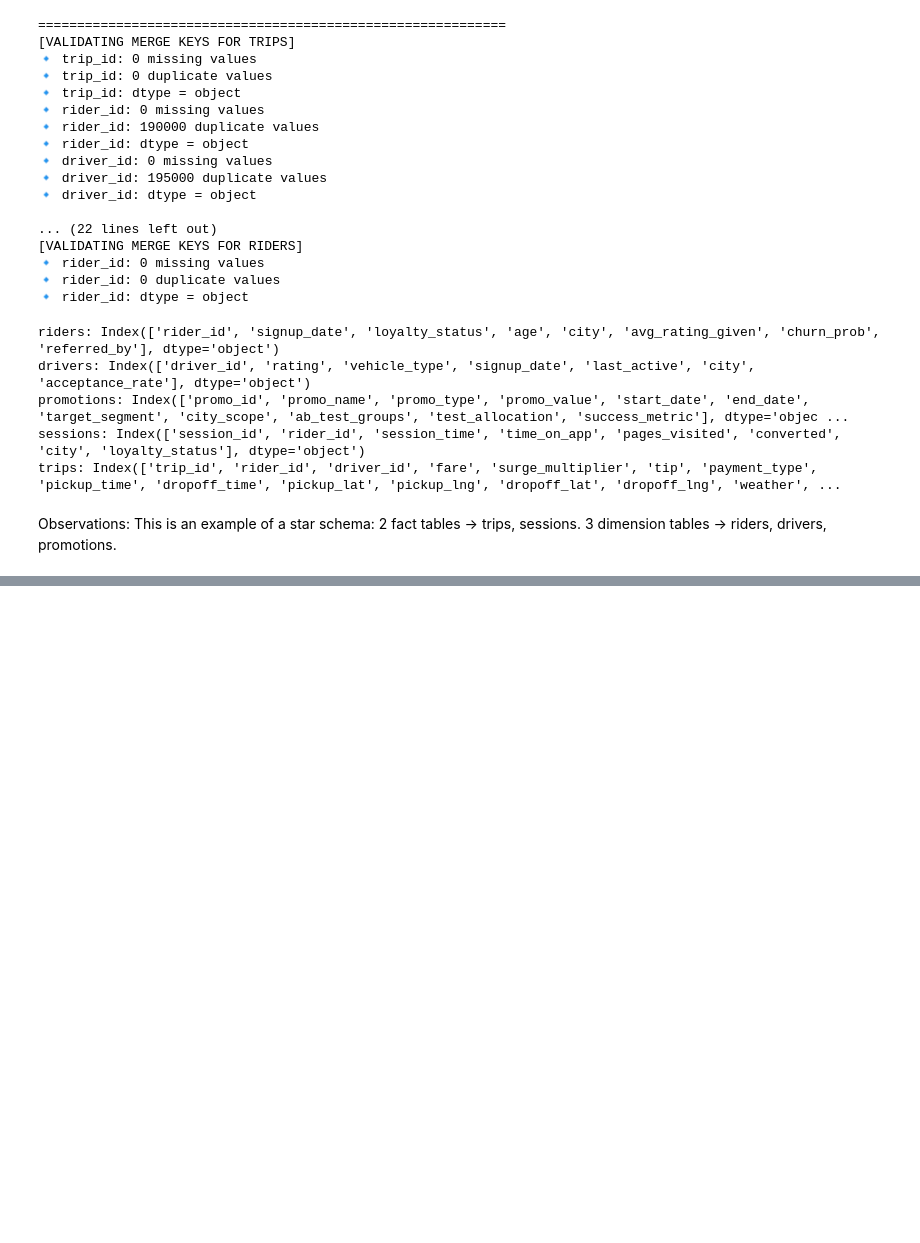
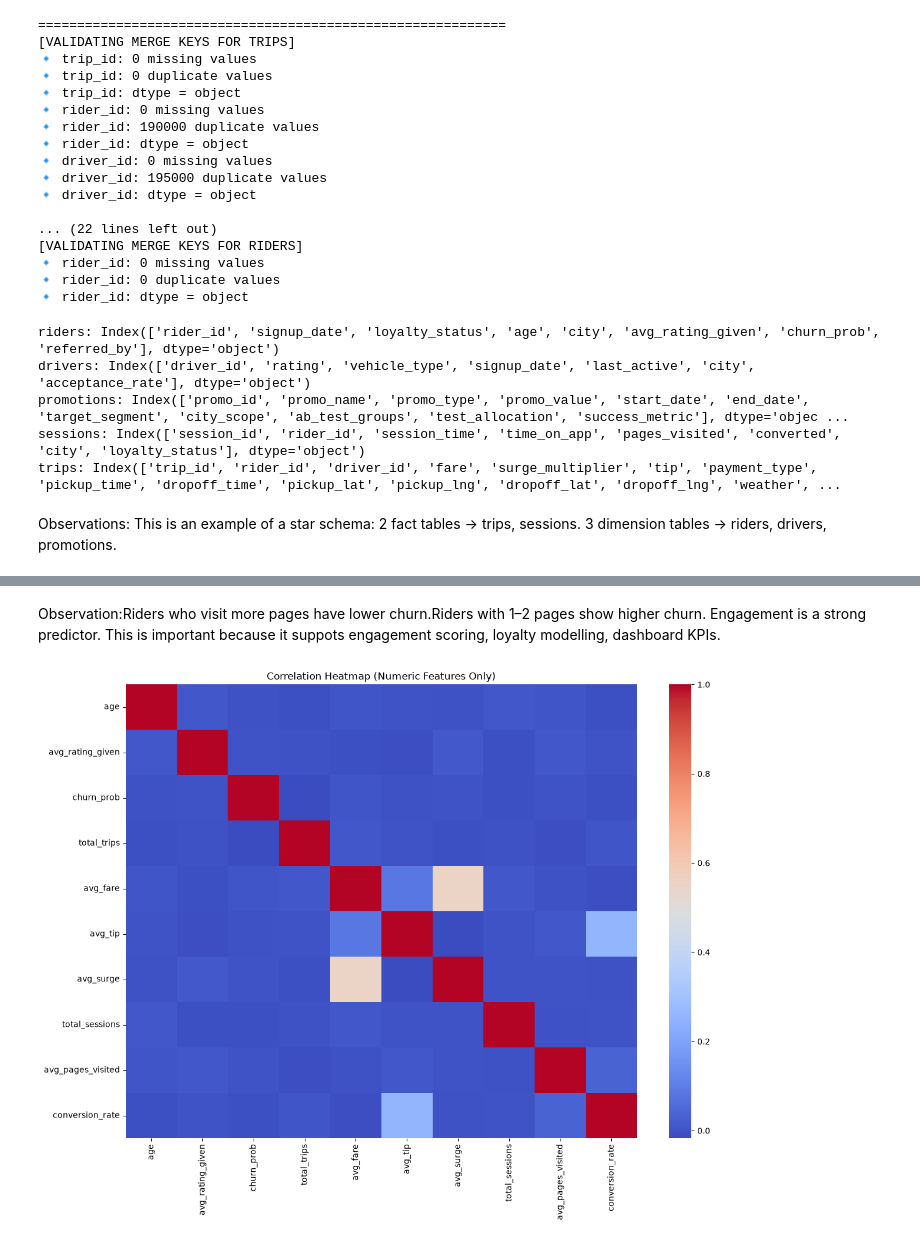
Before and after one commit to Queentutsi/RideWise-Project, a Jupyter notebook: Notebook/ridewise EDA.ipynb, the cells around one changed output, grey strips where cells are left out. Drawn from its saved outputs; the diff is of its cells as text; code cells hidden in the pictures; blank space fills up the shorter version.

```diff
--- a/Notebook/ridewise EDA.ipynb
+++ b/Notebook/ridewise EDA.ipynb
@@ -701,0 +814,17 @@ Observations: This is an example of a star schema:
+# %%
+# Aggregate trips by rider
+trips_agg = trips.groupby("rider_id").agg({
+    "trip_id": "count",
+    "fare": "mean",
+    "tip": "mean",
+    "surge_multiplier": "mean",
+    "pickup_time": "max"
+}).reset_index()
+
+trips_agg.rename(columns={
+    "trip_id": "total_trips",
+    "fare": "avg_fare",
+    "tip": "avg_tip",
+    "surge_multiplier": "avg_surge",
+    "pickup_time": "last_trip_time"
+}, inplace=True)
@@ -701,0 +976,12 @@ Observations: This is an example of a star schema:
+# %% [markdown]
+Observation:Riders who visit more pages have lower churn.Riders with 1–2 pages show higher churn. Engagement is a strong predictor.
+This is important because it suppots engagement scoring, loyalty modelling, dashboard KPIs.
+# %%
+# Correlation Heatmap
+plt.figure(figsize=(14,10))
+numeric_cols = riders_ml.select_dtypes(include=['float64', 'int64'])
+sns.heatmap(numeric_cols.corr(), cmap="coolwarm", annot=False)
+plt.title("Correlation Heatmap (Numeric Features Only)")
+plt.show()
+# %% [output]
+[figure, added]
```
Also changed, not shown: parts of 24 cells of this notebook, 5 other files.
